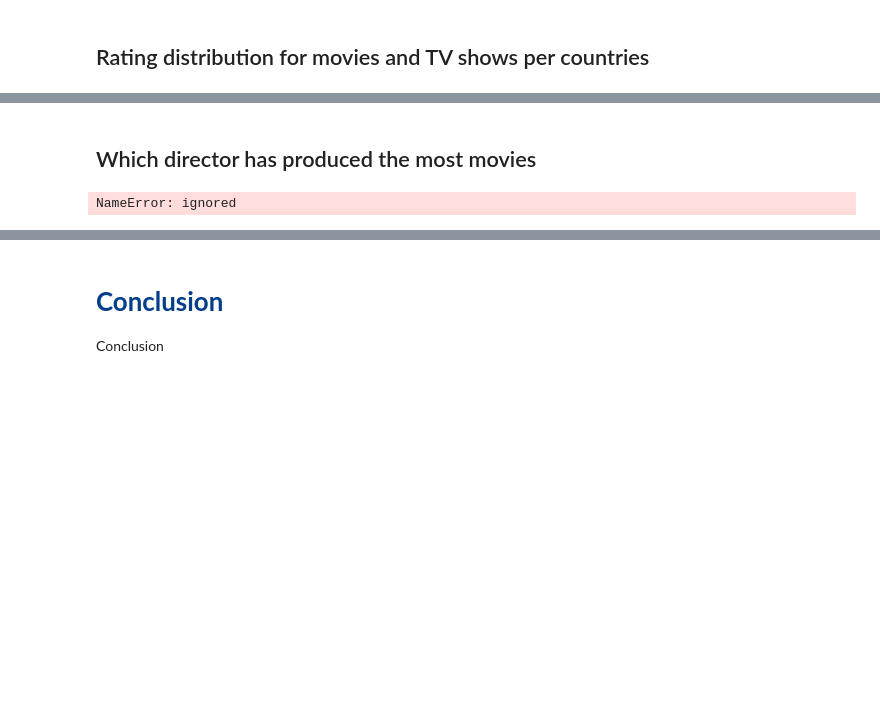
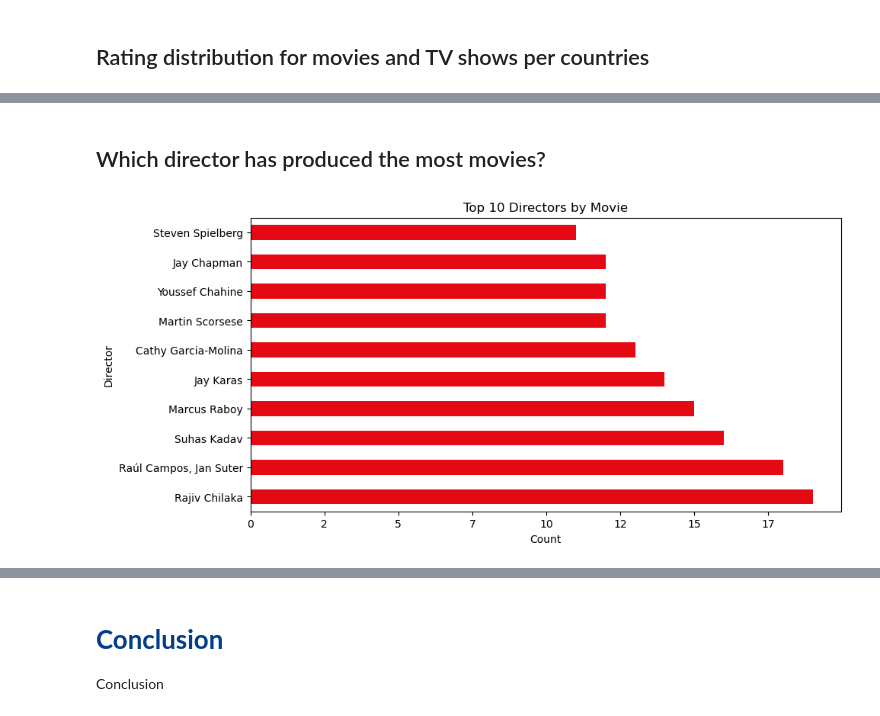
Before and after one commit to bhagirathbhard/Analysis-Netflix-Content-Library, a Jupyter notebook: A7_Netflix_Content_Analysis.ipynb, the cells around one changed output, grey strips where cells are left out. Cells and saved outputs as stored; diff of their text form; code cells hidden in the pictures; blank space fills up the shorter version.

```diff
--- a/A7_Netflix_Content_Analysis.ipynb
+++ b/A7_Netflix_Content_Analysis.ipynb
@@ -328,3 +348,7 @@ dtype: object
+# %%
+#Convert Date Added column and Release Year to datetime
+netflix_ds['date_added'] = pd.to_datetime(netflix_ds['date_added'])
+netflix_ds['release_year'] = pd.to_datetime(netflix_ds['release_year'], format='%Y')
 # %%
 #Clean Show ID, Duration Conversion @Bhagirath
 #Two new columns 13th and 14th
@@ -510,6 +579,14 @@ NameError: ignored
 # %% [markdown]
-## Which director has produced the most movies
+## Which director has produced the most movies?
-# %%
-netflix_ds.groupby(["director"])["title"].count().sort_values(ascending=False)
-# %% [output]
-NameError: ignored
+# %%
+#Plot top 10 directors by movie and remove Not Listed
+netflix_ds[(netflix_ds['type']=='Movie') & (netflix_ds['director']!='Not Listed')]['director'].value_counts().head(10).plot(kind='barh', figsize=(10,5), color='#E50914')
+#Labeling the plot
+#Remove decimal from x-axis
+plt.gca().xaxis.set_major_formatter(plt.FuncFormatter(lambda x, loc: "{:,}".format(int(x))))
+plt.title('Top 10 Directors by Movie')
+plt.xlabel('Count')
+plt.ylabel('Director')
+plt.show()
+# %% [output]
+[figure, added]
```
Also changed, not shown: parts of 38 cells of this notebook.
